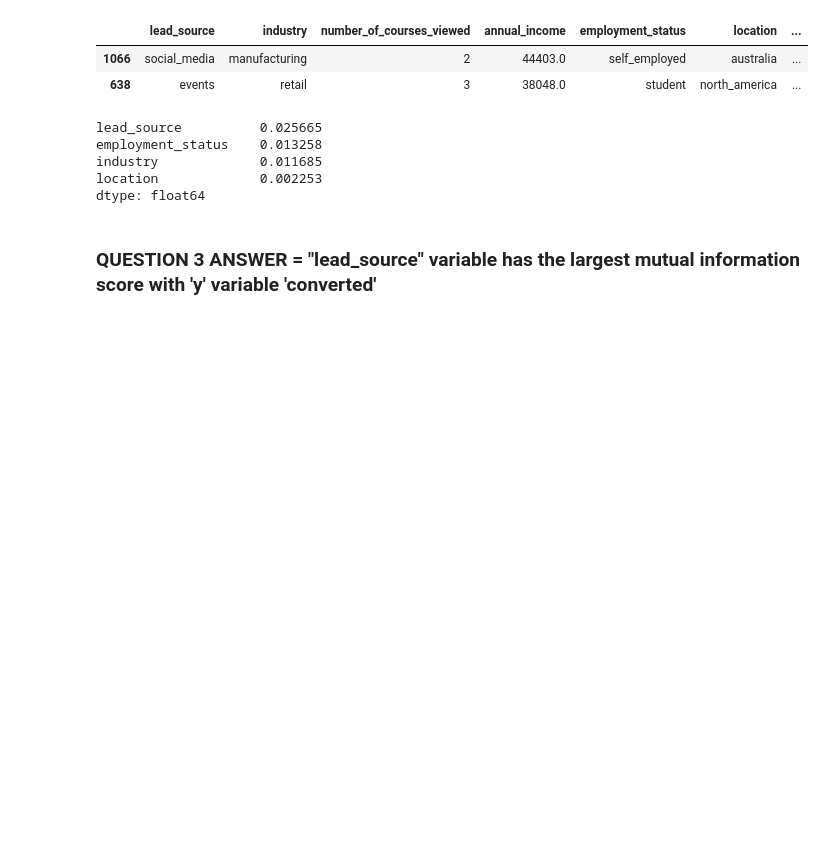
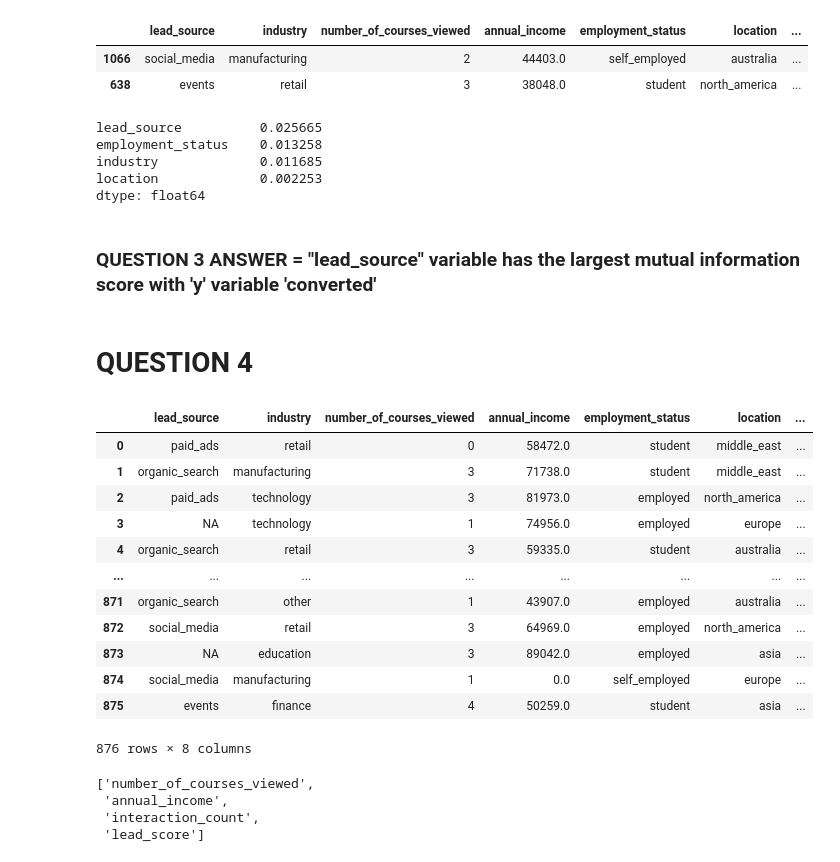
Before and after one commit to expialadocious/ml_zoomcamp_2025, a Jupyter notebook: number3.ipynb, the cells around one changed output. Saved outputs shown, nothing was run; the diff lists cells and outputs as text; code cells hidden in the pictures; blank space fills up the shorter version.

```diff
--- a/number3.ipynb
+++ b/number3.ipynb
@@ -73,8 +86,7 @@ location             0
 dtype: int64
 # %%
 ## Replace Null values for numerical columns with 0.0
-
-numerical = list(df.dtypes[df.dtypes.isin(["int64", "float64"])].index)
+numerical = list(df.dtypes[(df.dtypes=="int64") | (df.dtypes=="float64")].index)
 
 df[numerical] = df[numerical].fillna(0.0)
 
@@ -234,3 +244,5 @@ location             0.002253
 dtype: float64
 # %% [markdown]
 ### QUESTION 3 ANSWER = "lead_source" variable has the largest mutual information score with 'y' variable 'converted'
+# %% [markdown]
+# QUESTION 4
@@ -236,0 +254,26 @@ dtype: float64
+# %%
+df_train.head(2)
+# %% [output]
+|  | lead_source | industry | number_of_courses_viewed | annual_income | employment_status | location | ... |
+| 0 | paid_ads | retail | 0 | 58472.0 | student | middle_east | ... |
+| 1 | organic_search | manufacturing | 3 | 71738.0 | student | middle_east | ... |
+| 2 | paid_ads | technology | 3 | 81973.0 | employed | north_america | ... |
+| 3 | NA | technology | 1 | 74956.0 | employed | europe | ... |
+| 4 | organic_search | retail | 3 | 59335.0 | student | australia | ... |
+| ... | ... | ... | ... | ... | ... | ... | ... |
+| 871 | organic_search | other | 1 | 43907.0 | employed | australia | ... |
+| 872 | social_media | retail | 3 | 64969.0 | employed | north_america | ... |
+| 873 | NA | education | 3 | 89042.0 | employed | asia | ... |
+| 874 | social_media | manufacturing | 1 | 0.0 | self_employed | europe | ... |
+| 875 | events | finance | 4 | 50259.0 | student | asia | ... |
+876 rows × 8 columns
+# %%
+#must remove 'converted' from list of numerical columns
+    ## use list comprehension
+numerical = [string for string in numerical if string != "converted"]
+numerical
+# %% [output]
+['number_of_courses_viewed',
+ 'annual_income',
+ 'interaction_count',
+ 'lead_score']
```
Also changed, not shown: parts of 7 cells of this notebook.
